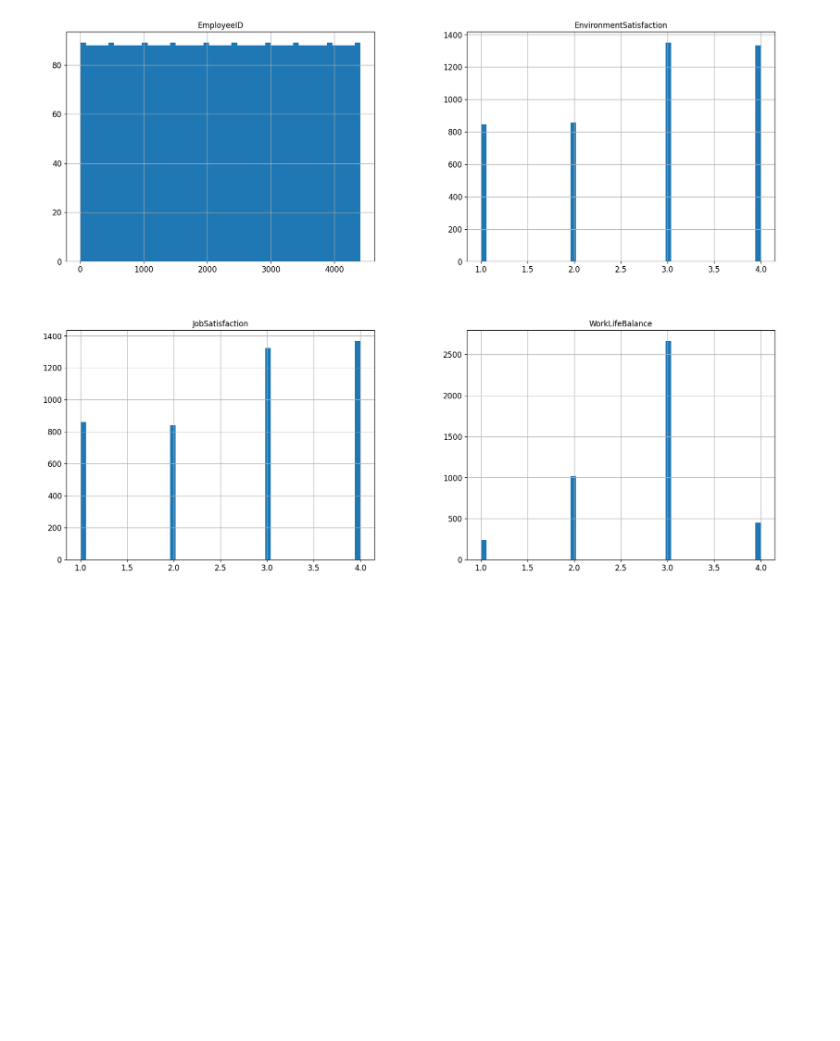
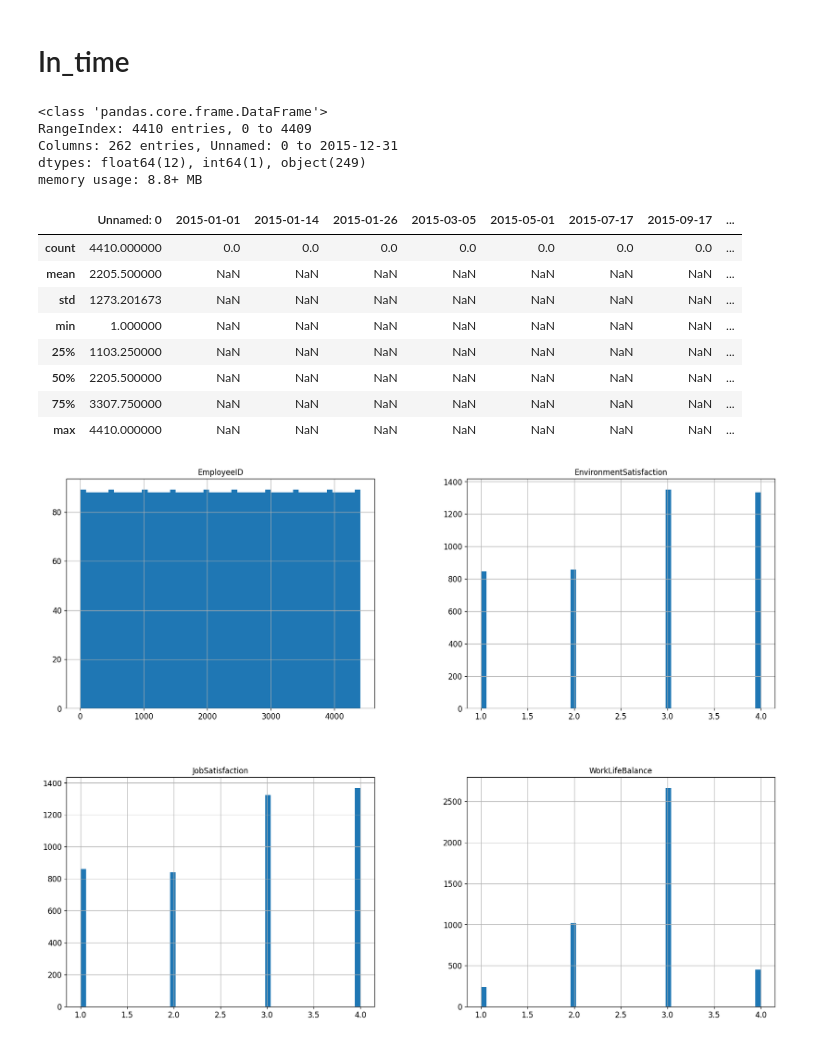
Before and after one commit to AnatholyB1/AI_A4, a Jupyter notebook: data_transformation.ipynb, the cells around one changed output. Cells and saved outputs as stored; diff of their text form; code cells hidden in the pictures; blank space fills up the shorter version.

Commit message:
data

```diff
--- a/data_transformation.ipynb
+++ b/data_transformation.ipynb
@@ -81,3 +158,23 @@ manager = load_manager_data()
+# %% [markdown]
+# In_time
+# %%
+in_time.info()
+in_time.describe()
+# %% [output]
+<class 'pandas.core.frame.DataFrame'>
+RangeIndex: 4410 entries, 0 to 4409
+Columns: 262 entries, Unnamed: 0 to 2015-12-31
+dtypes: float64(12), int64(1), object(249)
+memory usage: 8.8+ MB
+|  | Unnamed: 0 | 2015-01-01 | 2015-01-14 | 2015-01-26 | 2015-03-05 | 2015-05-01 | 2015-07-17 | 2015-09-17 | ... |
+| count | 4410.000000 | 0.0 | 0.0 | 0.0 | 0.0 | 0.0 | 0.0 | 0.0 | ... |
+| mean | 2205.500000 | NaN | NaN | NaN | NaN | NaN | NaN | NaN | ... |
+| std | 1273.201673 | NaN | NaN | NaN | NaN | NaN | NaN | NaN | ... |
+| min | 1.000000 | NaN | NaN | NaN | NaN | NaN | NaN | NaN | ... |
+| 25% | 1103.250000 | NaN | NaN | NaN | NaN | NaN | NaN | NaN | ... |
+| 50% | 2205.500000 | NaN | NaN | NaN | NaN | NaN | NaN | NaN | ... |
+| 75% | 3307.750000 | NaN | NaN | NaN | NaN | NaN | NaN | NaN | ... |
+| max | 4410.000000 | NaN | NaN | NaN | NaN | NaN | NaN | NaN | ... |
 # %%
 employee.hist(bins=50, figsize=(20,15))
 plt.show()
```
Also changed, not shown: parts of 14 cells of this notebook.
